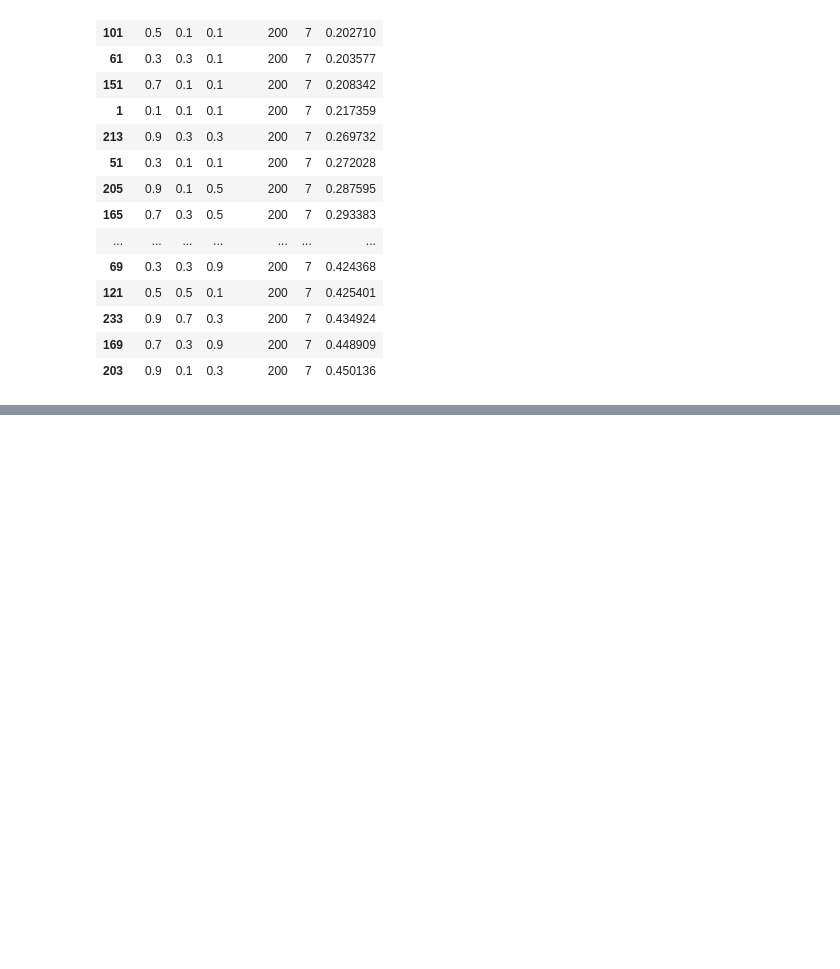
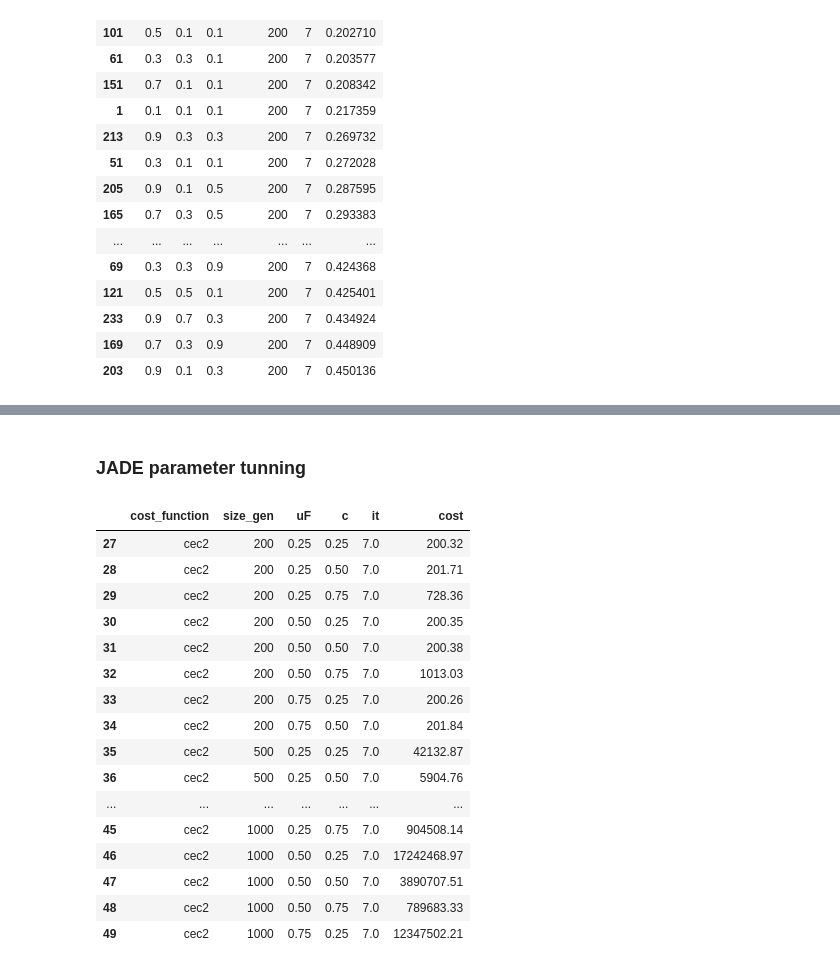
Before and after one commit to VicentePerezSoloviev/SPEDA, a Jupyter notebook: Untitled.ipynb, the cells around one changed output, grey strips where cells are left out. Drawn from its saved outputs; the diff is of its cells as text; code cells hidden in the pictures; blank space fills up the shorter version.

```diff
--- a/Untitled.ipynb
+++ b/Untitled.ipynb
@@ -231,0 +288,5 @@ high_conditioned_elliptic_function([1]*30)
+# %%
+dt_cecs_jade = pd.read_csv('results_jade_funcs_temp.csv', index_col = 0, sep=' ')
+pd.set_option('display.max_rows', dt_cecs_jade.shape[0]+1)
+dt_cecs_jade_gb = dt_cecs_jade.groupby(['cost_function', 'size_gen']).min().round(2).drop(['uF', 'c', 'it'], axis=1)
+dt_cecs_jade_gb
@@ -231,0 +305,23 @@ high_conditioned_elliptic_function([1]*30)
+# %% [markdown]
+### JADE parameter tunning
+# %%
+gb = dt_cecs_jade.groupby(['cost_function', 'size_gen', 'uF', 'c']).mean().reset_index().round(2)
+gb.loc[gb['cost_function'] == 'cec2']
+# %% [output]
+|  | cost_function | size_gen | uF | c | it | cost |
+| 27 | cec2 | 200 | 0.25 | 0.25 | 7.0 | 200.32 |
+| 28 | cec2 | 200 | 0.25 | 0.50 | 7.0 | 201.71 |
+| 29 | cec2 | 200 | 0.25 | 0.75 | 7.0 | 728.36 |
+| 30 | cec2 | 200 | 0.50 | 0.25 | 7.0 | 200.35 |
+| 31 | cec2 | 200 | 0.50 | 0.50 | 7.0 | 200.38 |
+| 32 | cec2 | 200 | 0.50 | 0.75 | 7.0 | 1013.03 |
+| 33 | cec2 | 200 | 0.75 | 0.25 | 7.0 | 200.26 |
+| 34 | cec2 | 200 | 0.75 | 0.50 | 7.0 | 201.84 |
+| 35 | cec2 | 500 | 0.25 | 0.25 | 7.0 | 42132.87 |
+| 36 | cec2 | 500 | 0.25 | 0.50 | 7.0 | 5904.76 |
+| ... | ... | ... | ... | ... | ... | ... |
+| 45 | cec2 | 1000 | 0.25 | 0.75 | 7.0 | 904508.14 |
+| 46 | cec2 | 1000 | 0.50 | 0.25 | 7.0 | 17242468.97 |
+| 47 | cec2 | 1000 | 0.50 | 0.50 | 7.0 | 3890707.51 |
+| 48 | cec2 | 1000 | 0.50 | 0.75 | 7.0 | 789683.33 |
+| 49 | cec2 | 1000 | 0.75 | 0.25 | 7.0 | 12347502.21 |
```
Also changed, not shown: parts of 21 cells of this notebook.
